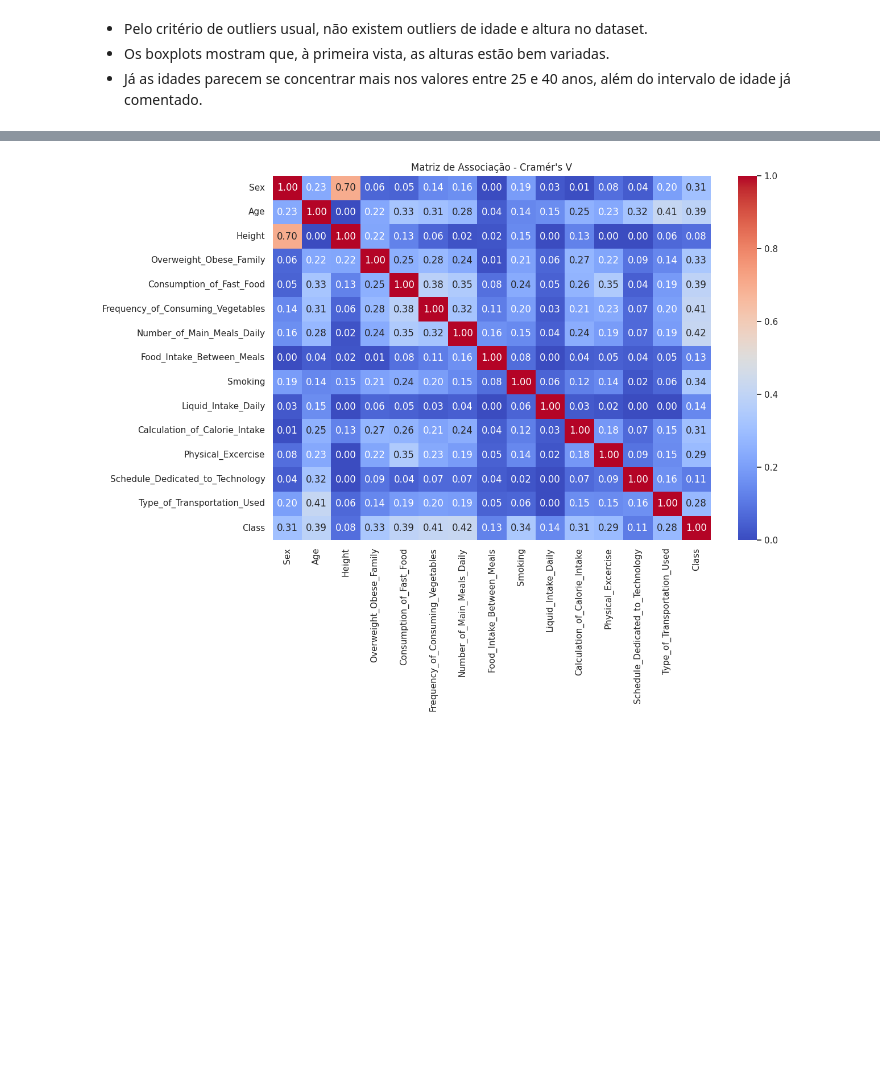
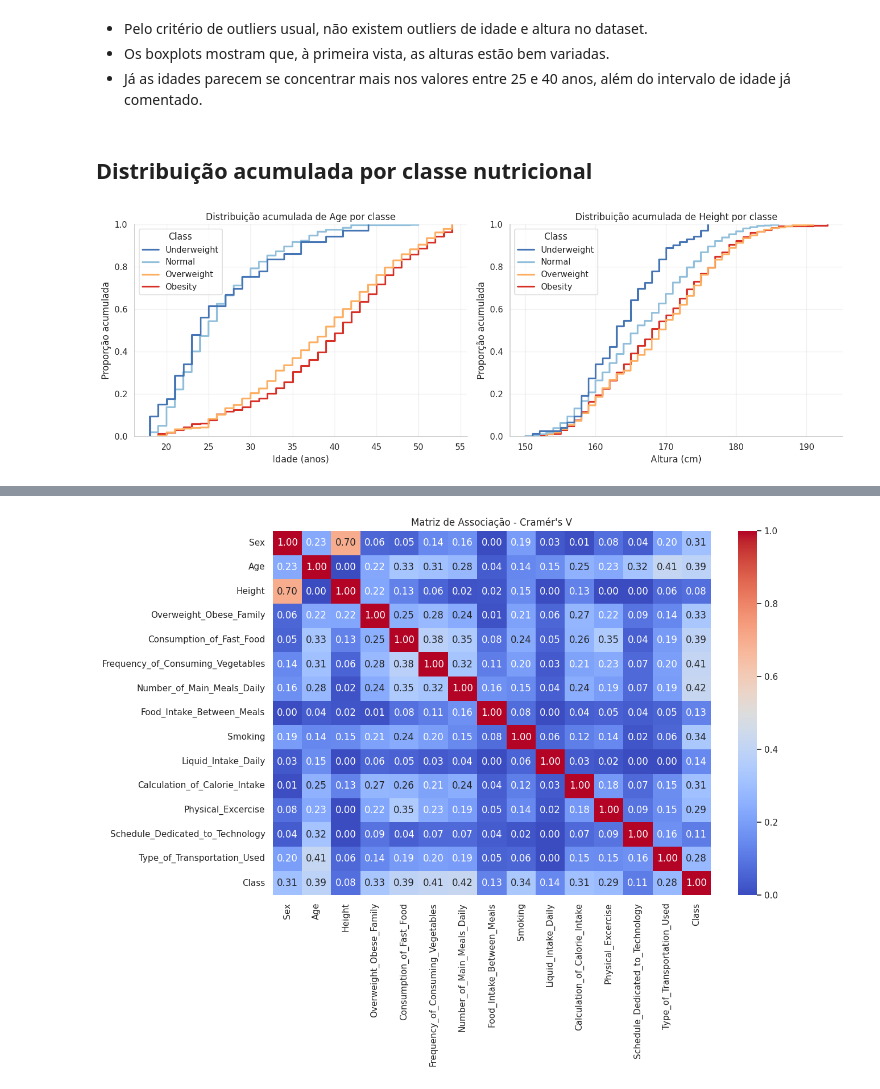
Before and after one commit to Cairo-Henrique/obesity-biostatistics, a Jupyter notebook: Obesity_Biostat_Analysis.ipynb, the cells around one changed output, grey strips where cells are left out. Cells and saved outputs as stored; diff of their text form; code cells hidden in the pictures; blank space fills up the shorter version.

```diff
--- a/Obesity_Biostat_Analysis.ipynb
+++ b/Obesity_Biostat_Analysis.ipynb
@@ -985,3 +1025,77 @@ Height         0          1610              0.0
 - Pelo critério de outliers usual, não existem outliers de idade e altura no dataset.
 - Os boxplots mostram que, à primeira vista, as alturas estão bem variadas.
 - Já as idades parecem se concentrar mais nos valores entre 25 e 40 anos, além do intervalo de idade já comentado.
+# %% [markdown]
+## Distribuição acumulada por classe nutricional
+# %%
+import matplotlib.pyplot as plt
+import seaborn as sns
+
+# Normaliza os nomes das classes
+def normalizar_classe(valor):
+    if isinstance(valor, bytes):
+        valor = valor.decode('utf-8')
+
+    valor = str(valor).strip().lower()
+
+    mapa = {
+        '1': 'Underweight',
+        '2': 'Normal',
+        '3': 'Overweight',
+        '4': 'Obesity',
+        'underweight': 'Underweight',
+        'normal': 'Normal',
+        'overweight': 'Overweight',
+        'obesity': 'Obesity'
+    }
+
+    return mapa.get(valor, valor)
+
+
+dados_ecdf = df[['Age', 'Height', 'Class']].dropna().copy()
+dados_ecdf['Class'] = dados_ecdf['Class'].apply(normalizar_classe)
+
+ordem_classes = [
+    'Underweight',
+    'Normal',
+    'Overweight',
+    'Obesity'
+]
+
+# Paleta ordenada: menor para maior classificação nutricional
+paleta = {
+    'Underweight': '#4575B4',  # Azul
+    'Normal':      '#91BFDB',  # Azul-claro
+    'Overweight':  '#FDAE61',  # Laranja
+    'Obesity':     '#D73027'   # Vermelho
+}
+
+# Gráficos
+fig, axes = plt.subplots(1, 2, figsize=(14, 5))
+
+for ax, variavel in zip(axes, ['Age', 'Height']):
+
+    sns.ecdfplot(
+        data=dados_ecdf,
+        x=variavel,
+        hue='Class',
+        hue_order=ordem_classes,
+        palette=paleta,
+        stat='proportion',
+        linewidth=2.3,
+        ax=ax
+    )
+
+    ax.set_title(f'Distribuição acumulada de {variavel} por classe')
+    ax.set_xlabel(
+        'Idade (anos)' if variavel == 'Age' else 'Altura (cm)'
+    )
+    ax.set_ylabel('Proporção acumulada')
+    ax.set_ylim(0, 1)
+    ax.grid(alpha=0.25)
+
+sns.despine()
+plt.tight_layout()
+plt.show()
+# %% [output]
+[figure, added]
```
Also changed, not shown: parts of 14 cells of this notebook.
